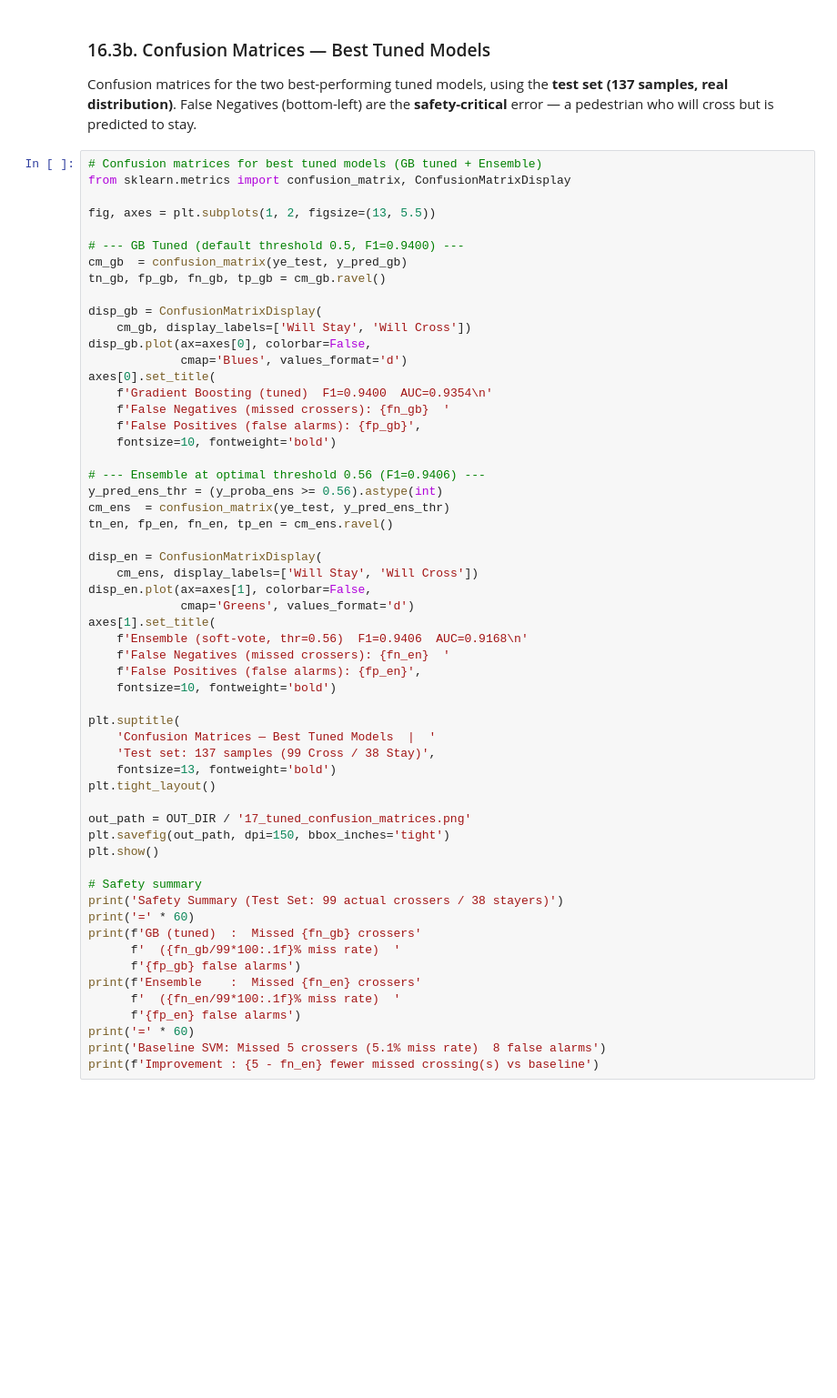
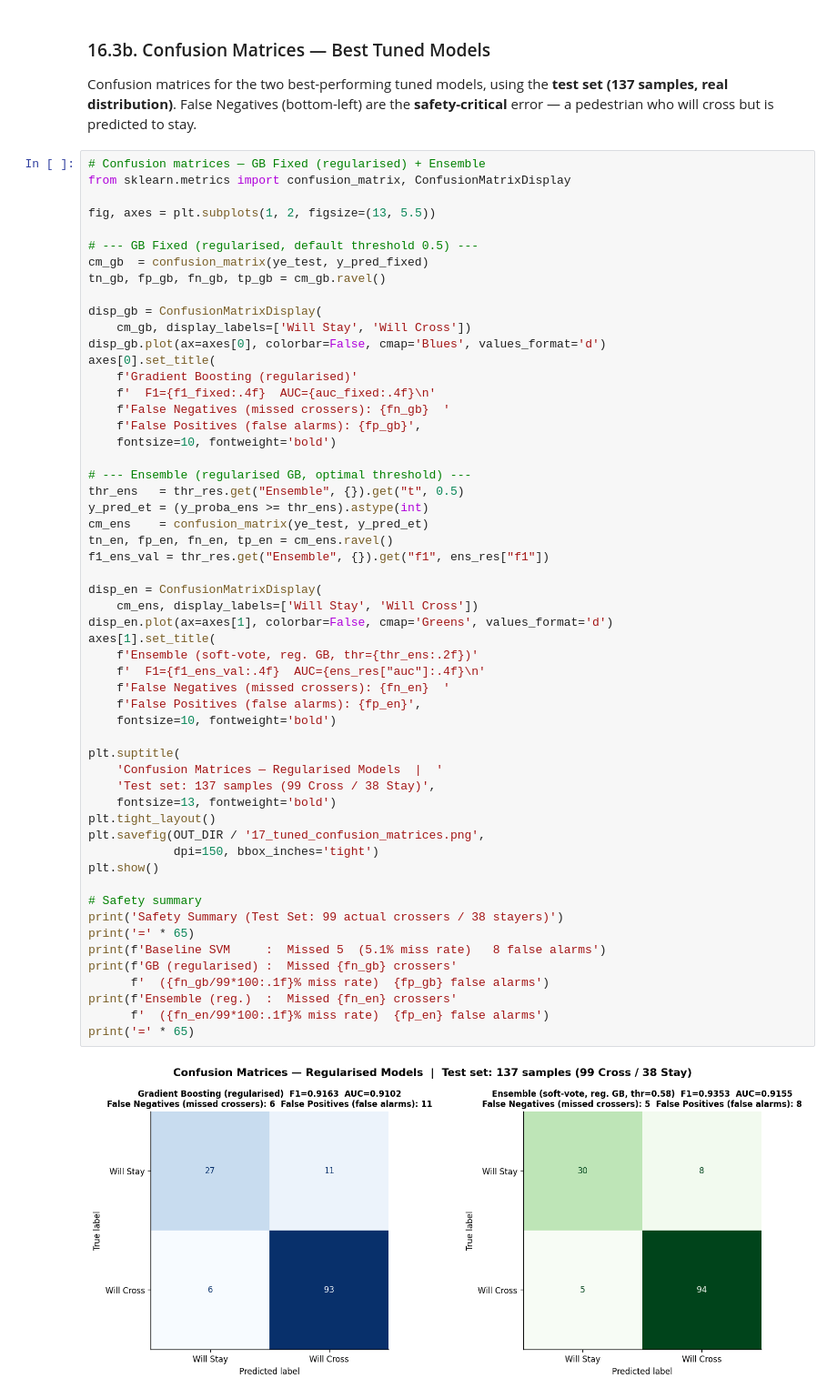
Before and after one commit to Fayyaziii332/pedestrian_intent_prediction_ML_Project, a Jupyter notebook: Pedestrian_Intent_ML.ipynb, the cells around one changed output. Shown at 91% size. Cells and saved outputs as stored; diff of their text form; blank space fills up the shorter version.

```diff
--- a/Pedestrian_Intent_ML.ipynb
+++ b/Pedestrian_Intent_ML.ipynb
@@ -1701,59 +1938,59 @@ Confusion matrices for the two best-performing tuned models, using the
 False Negatives (bottom-left) are the **safety-critical** error —
 a pedestrian who will cross but is predicted to stay.
 # %%
-# Confusion matrices for best tuned models (GB tuned + Ensemble)
+# Confusion matrices — GB Fixed (regularised) + Ensemble
 from sklearn.metrics import confusion_matrix, ConfusionMatrixDisplay
 
 fig, axes = plt.subplots(1, 2, figsize=(13, 5.5))
 
-# --- GB Tuned (default threshold 0.5, F1=0.9400) ---
-cm_gb  = confusion_matrix(ye_test, y_pred_gb)
+# --- GB Fixed (regularised, default threshold 0.5) ---
+cm_gb  = confusion_matrix(ye_test, y_pred_fixed)
 tn_gb, fp_gb, fn_gb, tp_gb = cm_gb.ravel()
 
 disp_gb = ConfusionMatrixDisplay(
     cm_gb, display_labels=['Will Stay', 'Will Cross'])
-disp_gb.plot(ax=axes[0], colorbar=False,
-             cmap='Blues', values_format='d')
+disp_gb.plot(ax=axes[0], colorbar=False, cmap='Blues', values_format='d')
 axes[0].set_title(
-    f'Gradient Boosting (tuned)  F1=0.9400  AUC=0.9354\n'
+    f'Gradient Boosting (regularised)'
+    f'  F1={f1_fixed:.4f}  AUC={auc_fixed:.4f}\n'
     f'False Negatives (missed crossers): {fn_gb}  '
     f'False Positives (false alarms): {fp_gb}',
     fontsize=10, fontweight='bold')
 
-# --- Ensemble at optimal threshold 0.56 (F1=0.9406) ---
-y_pred_ens_thr = (y_proba_ens >= 0.56).astype(int)
-cm_ens  = confusion_matrix(ye_test, y_pred_ens_thr)
+# --- Ensemble (regularised GB, optimal threshold) ---
+thr_ens   = thr_res.get("Ensemble", {}).get("t", 0.5)
+y_pred_et = (y_proba_ens >= thr_ens).astype(int)
+cm_ens    = confusion_matrix(ye_test, y_pred_et)
 tn_en, fp_en, fn_en, tp_en = cm_ens.ravel()
+f1_ens_val = thr_res.get("Ensemble", {}).get("f1", ens_res["f1"])
 
 disp_en = ConfusionMatrixDisplay(
     cm_ens, display_labels=['Will Stay', 'Will Cross'])
-disp_en.plot(ax=axes[1], colorbar=False,
-             cmap='Greens', values_format='d')
+disp_en.plot(ax=axes[1], colorbar=False, cmap='Greens', values_format='d')
 axes[1].set_title(
-    f'Ensemble (soft-vote, thr=0.56)  F1=0.9406  AUC=0.9168\n'
+    f'Ensemble (soft-vote, reg. GB, thr={thr_ens:.2f})'
+    f'  F1={f1_ens_val:.4f}  AUC={ens_res["auc"]:.4f}\n'
     f'False Negatives (missed crossers): {fn_en}  '
     f'False Positives (false alarms): {fp_en}',
     fontsize=10, fontweight='bold')
 
 plt.suptitle(
-    'Confusion Matrices — Best Tuned Models  |  '
+    'Confusion Matrices — Regularised Models  |  '
     'Test set: 137 samples (99 Cross / 38 Stay)',
     fontsize=13, fontweight='bold')
 plt.tight_layout()
-
-out_path = OUT_DIR / '17_tuned_confusion_matrices.png'
-plt.savefig(out_path, dpi=150, bbox_inches='tight')
+plt.savefig(OUT_DIR / '17_tuned_confusion_matrices.png',
+            dpi=150, bbox_inches='tight')
 plt.show()
 
 # Safety summary
 print('Safety Summary (Test Set: 99 actual crossers / 38 stayers)')
-print('=' * 60)
-print(f'GB (tuned)  :  Missed {fn_gb} crossers'
-      f'  ({fn_gb/99*100:.1f}% miss rate)  '
-      f'{fp_gb} false alarms')
-print(f'Ensemble    :  Missed {fn_en} crossers'
-      f'  ({fn_en/99*100:.1f}% miss rate)  '
-      f'{fp_en} false alarms')
-print('=' * 60)
-print('Baseline SVM: Missed 5 crossers (5.1% miss rate)  8 false alarms')
-print(f'Improvement : {5 - fn_en} fewer missed crossing(s) vs baseline')
+print('=' * 65)
+print(f'Baseline SVM     :  Missed 5  (5.1% miss rate)   8 false alarms')
+print(f'GB (regularised) :  Missed {fn_gb} crossers'
+      f'  ({fn_gb/99*100:.1f}% miss rate)  {fp_gb} false alarms')
+print(f'Ensemble (reg.)  :  Missed {fn_en} crossers'
+      f'  ({fn_en/99*100:.1f}% miss rate)  {fp_en} false alarms')
+print('=' * 65)
+# %% [output]
+[figure, added]
```
Also changed, not shown: parts of 23 cells of this notebook, 1 other file.
